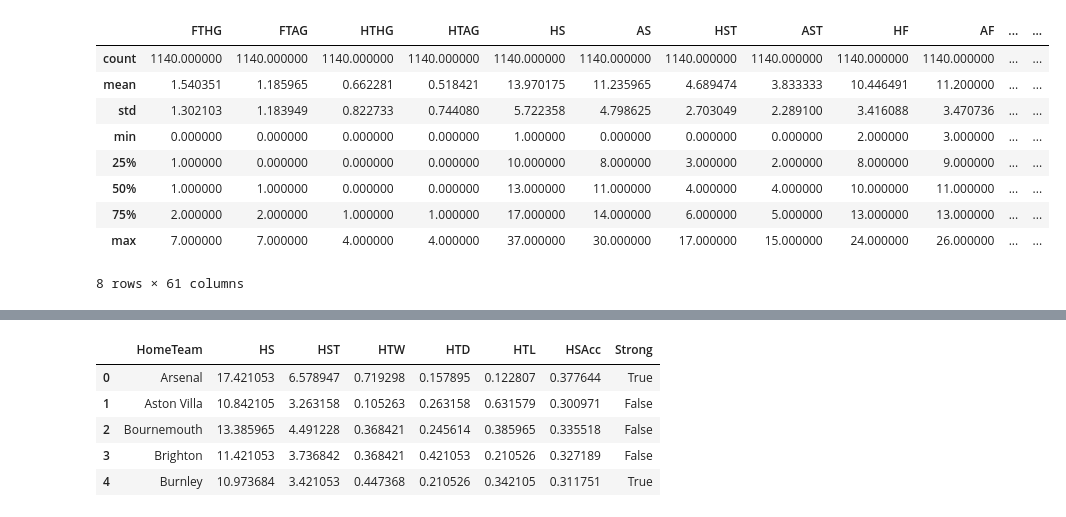
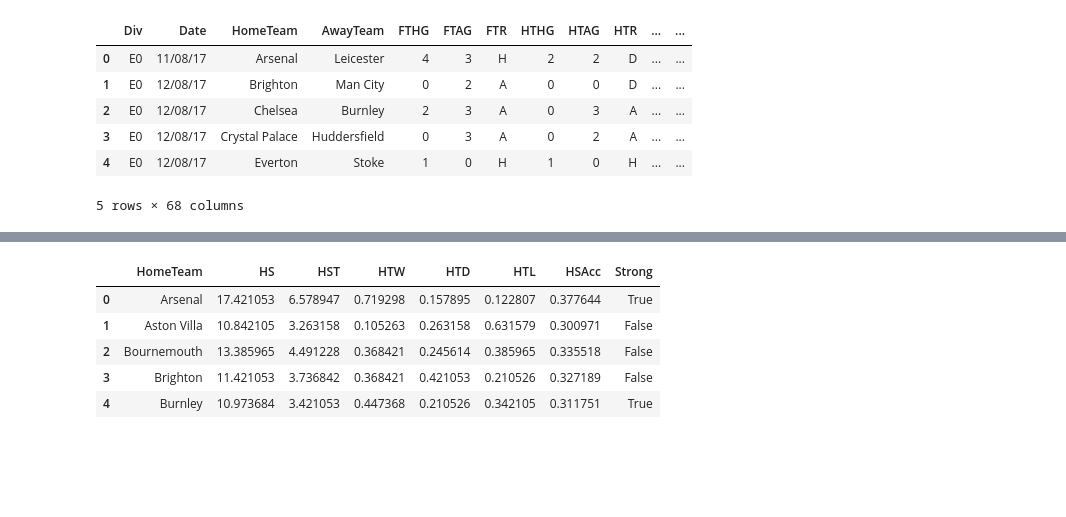
Before and after one commit to sunghoonhong/foot-ball-analysis, a Jupyter notebook: Untitled1.ipynb, the cells around one changed output, grey strips where cells are left out. Cells and saved outputs as stored; diff of their text form; code cells hidden in the pictures; blank space fills up the shorter version.

```diff
--- a/Untitled1.ipynb
+++ b/Untitled1.ipynb
@@ -8,21 +9,17 @@ from scipy.stats import gaussian_kde
 # %%
 df1718 = pd.read_csv("http://www.football-data.co.uk/mmz4281/1718/E0.csv", sep=',', header = 0)
 df1617 = pd.read_csv("http://www.football-data.co.uk/mmz4281/1617/E0.csv", sep=',', header = 0)
 df1516 = pd.read_csv("http://www.football-data.co.uk/mmz4281/1516/E0.csv", sep=',', header = 0)
 df = pd.concat([df1718,df1617,df1516], ignore_index = True)
 df["HTW"] = (df["FTHG"] > df["FTAG"]).astype(int)
 df["HTD"] = (df["FTHG"] == df["FTAG"]).astype(int)
 df["HTL"] = (df["FTHG"] < df["FTAG"]).astype(int)
-
-df.describe()
+df.head()
 # %% [output]
-|  | FTHG | FTAG | HTHG | HTAG | HS | AS | HST | AST | HF | AF | ... | ... |
-| count | 1140.000000 | 1140.000000 | 1140.000000 | 1140.000000 | 1140.000000 | 1140.000000 | 1140.000000 | 1140.000000 | 1140.000000 | 1140.000000 | ... | ... |
-| mean | 1.540351 | 1.185965 | 0.662281 | 0.518421 | 13.970175 | 11.235965 | 4.689474 | 3.833333 | 10.446491 | 11.200000 | ... | ... |
-| std | 1.302103 | 1.183949 | 0.822733 | 0.744080 | 5.722358 | 4.798625 | 2.703049 | 2.289100 | 3.416088 | 3.470736 | ... | ... |
-| min | 0.000000 | 0.000000 | 0.000000 | 0.000000 | 1.000000 | 0.000000 | 0.000000 | 0.000000 | 2.000000 | 3.000000 | ... | ... |
-| 25% | 1.000000 | 0.000000 | 0.000000 | 0.000000 | 10.000000 | 8.000000 | 3.000000 | 2.000000 | 8.000000 | 9.000000 | ... | ... |
-| 50% | 1.000000 | 1.000000 | 0.000000 | 0.000000 | 13.000000 | 11.000000 | 4.000000 | 4.000000 | 10.000000 | 11.000000 | ... | ... |
-| 75% | 2.000000 | 2.000000 | 1.000000 | 1.000000 | 17.000000 | 14.000000 | 6.000000 | 5.000000 | 13.000000 | 13.000000 | ... | ... |
-| max | 7.000000 | 7.000000 | 4.000000 | 4.000000 | 37.000000 | 30.000000 | 17.000000 | 15.000000 | 24.000000 | 26.000000 | ... | ... |
+|  | Div | Date | HomeTeam | AwayTeam | FTHG | FTAG | FTR | HTHG | HTAG | HTR | ... | ... |
+| 0 | E0 | 11/08/17 | Arsenal | Leicester | 4 | 3 | H | 2 | 2 | D | ... | ... |
+| 1 | E0 | 12/08/17 | Brighton | Man City | 0 | 2 | A | 0 | 0 | D | ... | ... |
+| 2 | E0 | 12/08/17 | Chelsea | Burnley | 2 | 3 | A | 0 | 3 | A | ... | ... |
+| 3 | E0 | 12/08/17 | Crystal Palace | Huddersfield | 0 | 3 | A | 0 | 2 | A | ... | ... |
+| 4 | E0 | 12/08/17 | Everton | Stoke | 1 | 0 | H | 1 | 0 | H | ... | ... |
-8 rows × 61 columns
+5 rows × 68 columns
```
Also changed, not shown: parts of 7 cells of this notebook.
